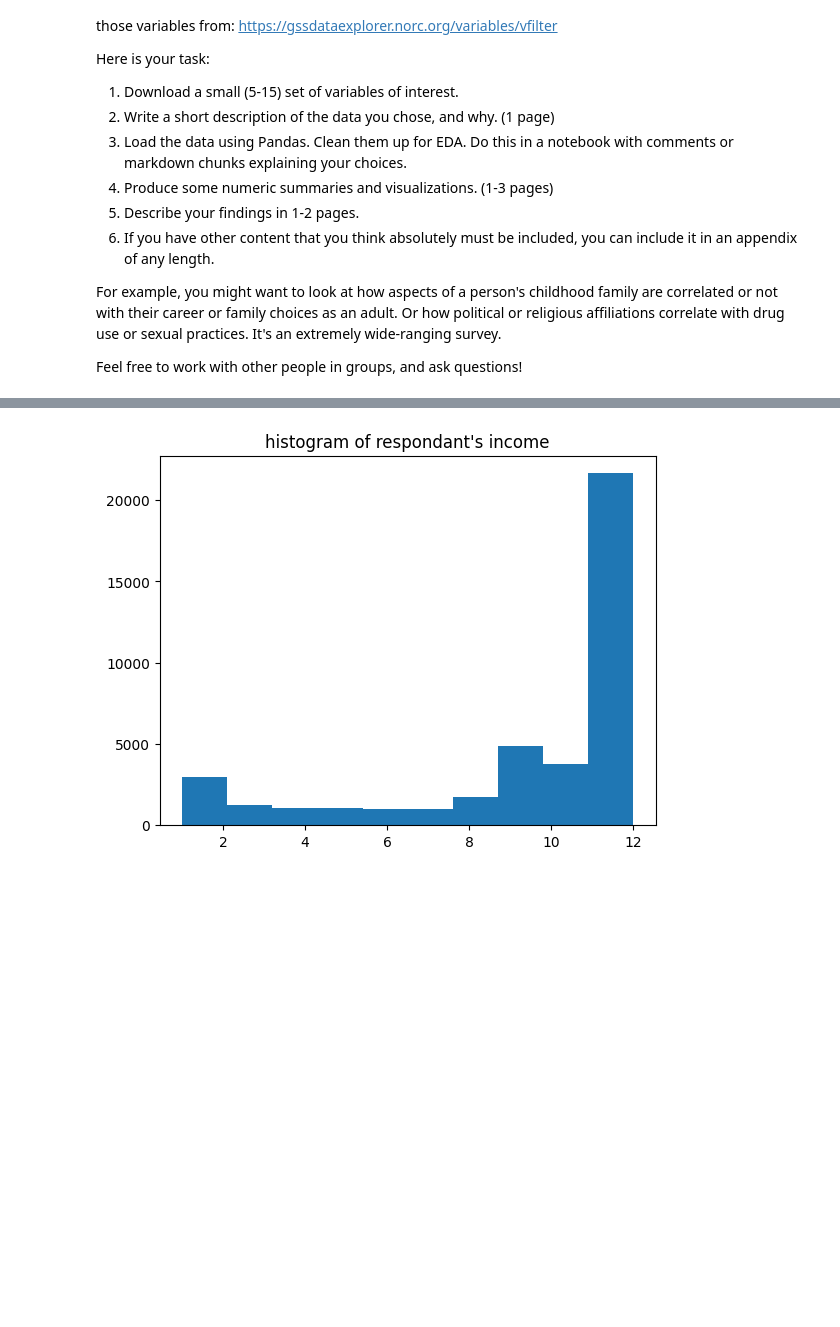
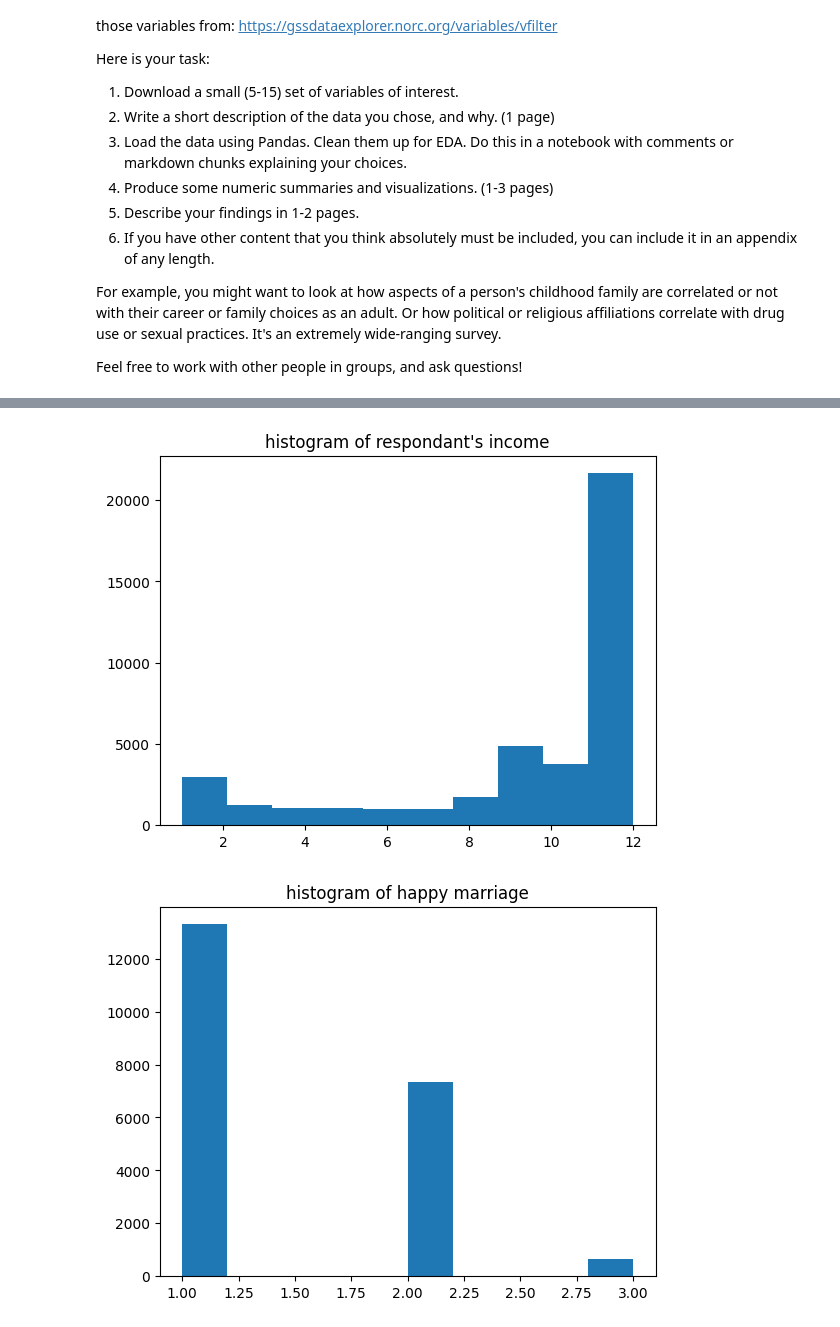
Before and after one commit to tgreg-stack/EDA, a Jupyter notebook: lab/extra_credit.ipynb, the cells around one changed output, grey strips where cells are left out. Saved outputs shown, nothing was run; the diff lists cells and outputs as text; code cells hidden in the pictures; blank space fills up the shorter version.

```diff
--- a/lab/extra_credit.ipynb
+++ b/lab/extra_credit.ipynb
@@ -49,31 +49,35 @@ levels = ['Less than HS', 'HS', 'Some college', 'Bachelors', 'Beyond']
 df['educ_level']=np.select(condition,levels,default = 'unknown')
 
 df['happy'].value_counts() #checking unique values and distribution
 df = df[~df['happy'].isin(unknowns)] #keeping subset that excludes unknowns
 df['happy'].hist(grid = False) #distribution of happiness
 plt.title('histogram of happiness')
 plt.show()
 
 df['hrs2'].value_counts() #checking unique values and distribution
 df2 = df[~df['hrs2'].isin(unknowns)] #keeping subset of only those with inputs from databook excluding nulls and saved to new dataframe to conserve observations for other variables since this variable has a lot of missings.
 df2['hrs2'].hist(grid=False) #distribution of hours worked
 plt.title('histogram of hours worked')
 plt.show()
 
 df['rincome'].value_counts() #checking unique values and distribution
 dfc = df[~df['rincome'].isin(unknowns)] #keeping subset that excluded unknowns and saved to seperate couples dataframe since there would are many missings for this variable
 dfc['rincome'].hist(grid = False) #distribution of rincome
 plt.title("histogram of respondant's income")
 plt.show()
 
 dfc['hapmar'].value_counts() #checking unique values and distribution
 dfc = dfc[~df['hapmar'].isin(unknowns)] #keeping subset that excluded unknowns and saved to seperate couples dataframe; same as rincome for comparison without missings.
+dfc['hapmar'].hist(grid = False) #distribution of rincome
+plt.title("histogram of happy marriage")
+plt.show()
 
 dfc2 = dfc[~df['hrs2'].isin(unknowns)] #seperate subset for hours worked and hapmar
 # %% [output]
 [figure]
 [figure]
 [figure]
 [figure]
 [figure]
+[figure, added]
 # %%
```
Also changed, not shown: parts of 2 cells of this notebook.
